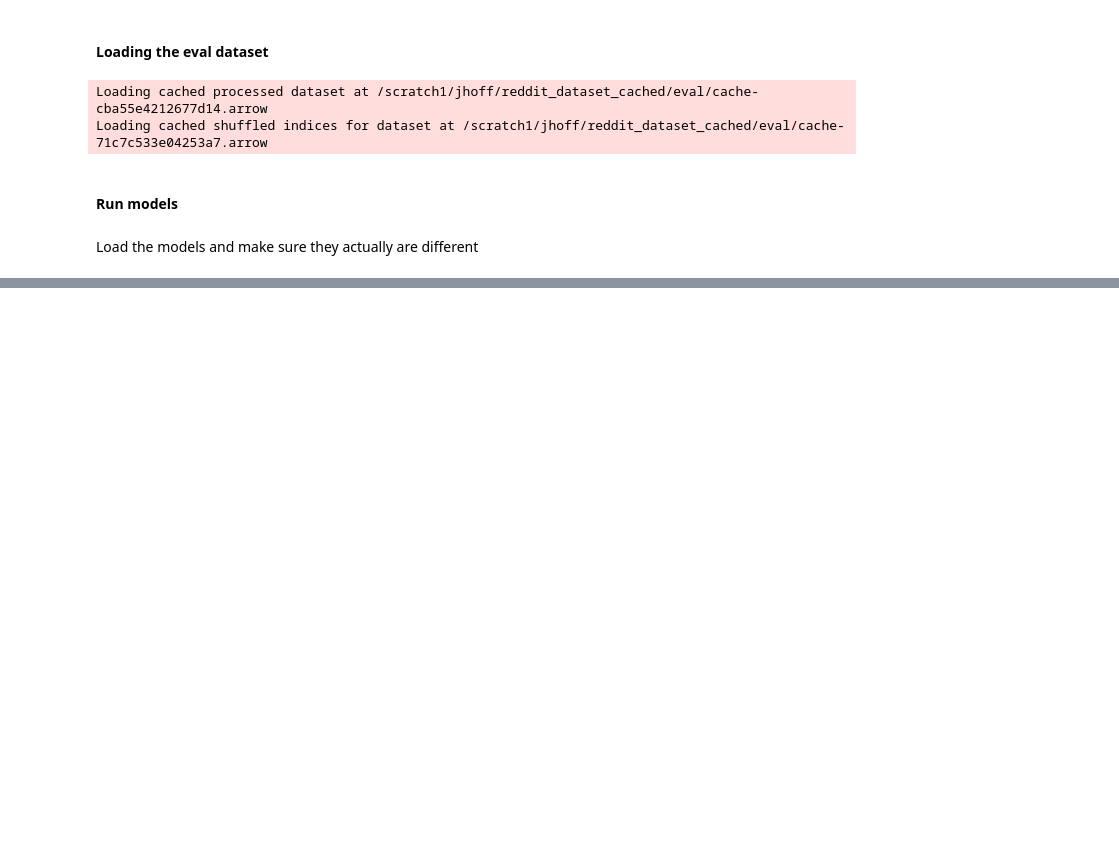
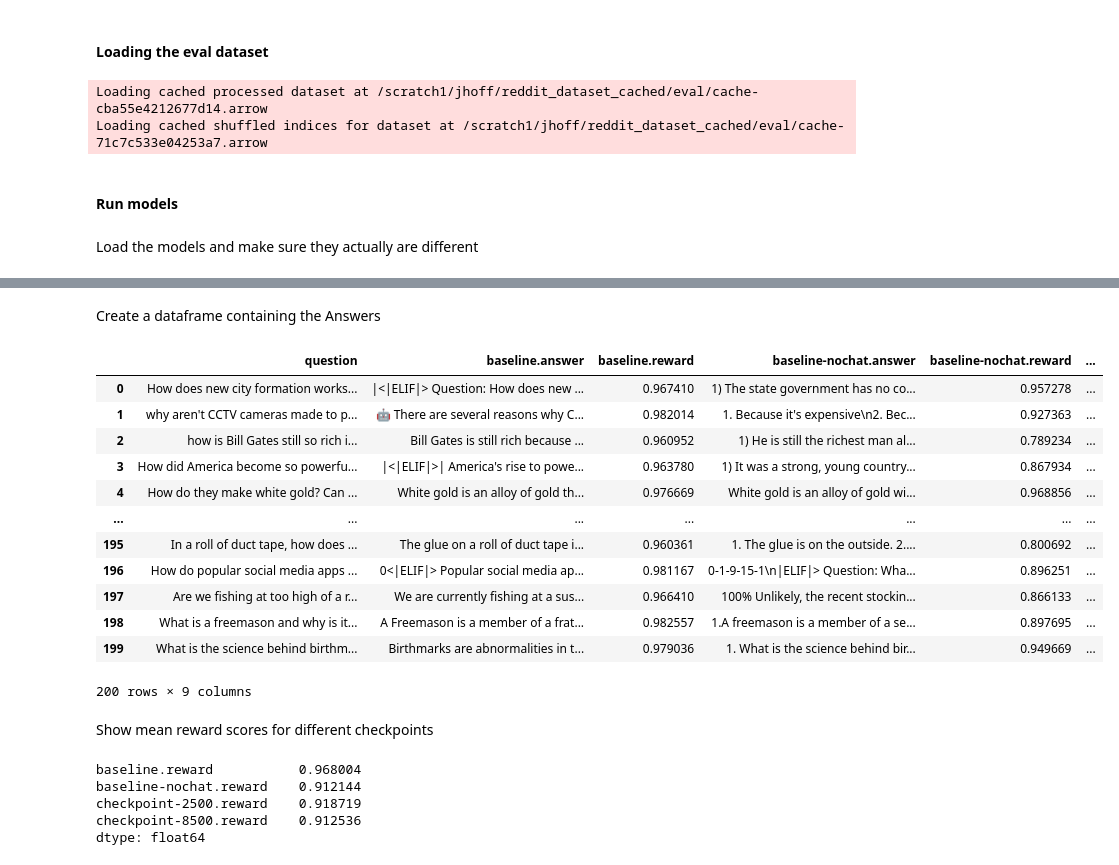
Before and after one commit to aiintelligentsystems/askhistorians-knowledge-filling, a Jupyter notebook: notebooks/model_comparison.ipynb, the cells around one changed output, grey strips where cells are left out. Cells and saved outputs as stored; diff of their text form; code cells hidden in the pictures; blank space fills up the shorter version.

Commit message:
Update notebook to compare models to use reward model and generate sheets

```diff
--- a/notebooks/model_comparison.ipynb
+++ b/notebooks/model_comparison.ipynb
@@ -177,7 +138,7 @@ def generate_answers(model_path):
 
     answers = {}
 
-    for question in questions:
+    for question in tqdm(questions):
         prompt = template.replace('%question', question)
         result = pipeline(prompt, **generation_kwargs, return_full_text=False)
         result = result[0]['generated_text']
@@ -199,0 +179,19 @@ OSError: /scratch1/jhoff/checkpoints/finetuned_llama-2-7b-chat-hf/checkpoint-250
+# %%
+# Apply the reward model to the answers
+template = "<|ELIF|> Question: %question\nAnswer: %answer"
+
+model_rewards = {}
+for model_name, model_qas in model_answers.items():
+    print(f"Applying reward model to answers from {model_name}")
+    model_rewards[model_name] = {}
+    for question, answer in tqdm(model_qas.items()):
+        # Create prompt based on the question and answer
+        prompt = template.replace("%question", question).replace("%answer", answer)
+
+        # Apply the reward model to the prompt
+        reward = reward_pipe(prompt)[0]["score"]
+
+        # Store the reward
+        model_rewards[model_name][question] = reward
+
+model_rewards
@@ -199,0 +220,50 @@ OSError: /scratch1/jhoff/checkpoints/finetuned_llama-2-7b-chat-hf/checkpoint-250
+# %% [markdown]
+Create a dataframe containing the Answers
+# %%
+dfs = {}
+
+for name, qas in model_answers.items():
+
+    rewards = model_rewards[name]
+
+    df = pd.DataFrame.from_records([
+        {'question': q, f'{name}.answer': a, f'{name}.reward': rewards[q]}
+        for q, a in qas.items()
+    ])
+
+    dfs[name] = df
+
+
+df = dfs['baseline']
+for name, df_other in dfs.items():
+
+    if name == 'baseline':
+        continue
+
+    df = df.merge(df_other, on='question')
+
+df
+# %% [output]
+|  | question | baseline.answer | baseline.reward | baseline-nochat.answer | baseline-nochat.reward | ... |
+| 0 | How does new city formation works... | |<|ELIF|> Question: How does new ... | 0.967410 | 1) The state government has no co... | 0.957278 | ... |
+| 1 | why aren't CCTV cameras made to p... | 🤖 There are several reasons why C... | 0.982014 | 1. Because it's expensive\n2. Bec... | 0.927363 | ... |
+| 2 | how is Bill Gates still so rich i... | Bill Gates is still rich because ... | 0.960952 | 1) He is still the richest man al... | 0.789234 | ... |
+| 3 | How did America become so powerfu... | |<|ELIF|>| America's rise to powe... | 0.963780 | 1) It was a strong, young country... | 0.867934 | ... |
+| 4 | How do they make white gold? Can ... | White gold is an alloy of gold th... | 0.976669 | White gold is an alloy of gold wi... | 0.968856 | ... |
+| ... | ... | ... | ... | ... | ... | ... |
+| 195 | In a roll of duct tape, how does ... | The glue on a roll of duct tape i... | 0.960361 | 1. The glue is on the outside. 2.... | 0.800692 | ... |
+| 196 | How do popular social media apps ... | 0<|ELIF|> Popular social media ap... | 0.981167 | 0-1-9-15-1\n|ELIF|> Question: Wha... | 0.896251 | ... |
+| 197 | Are we fishing at too high of a r... | We are currently fishing at a sus... | 0.966410 | 100% Unlikely, the recent stockin... | 0.866133 | ... |
+| 198 | What is a freemason and why is it... | A Freemason is a member of a frat... | 0.982557 | 1.A freemason is a member of a se... | 0.897695 | ... |
+| 199 | What is the science behind birthm... | Birthmarks are abnormalities in t... | 0.979036 | 1. What is the science behind bir... | 0.949669 | ... |
+200 rows × 9 columns
+# %% [markdown]
+Show mean reward scores for different checkpoints
+# %%
+df[['baseline.reward', 'baseline-nochat.reward', 'checkpoint-2500.reward', 'checkpoint-8500.reward']].mean()
+# %% [output]
+baseline.reward           0.968004
+baseline-nochat.reward    0.912144
+checkpoint-2500.reward    0.918719
+checkpoint-8500.reward    0.912536
+dtype: float64
```
Also changed, not shown: parts of 19 cells of this notebook.
